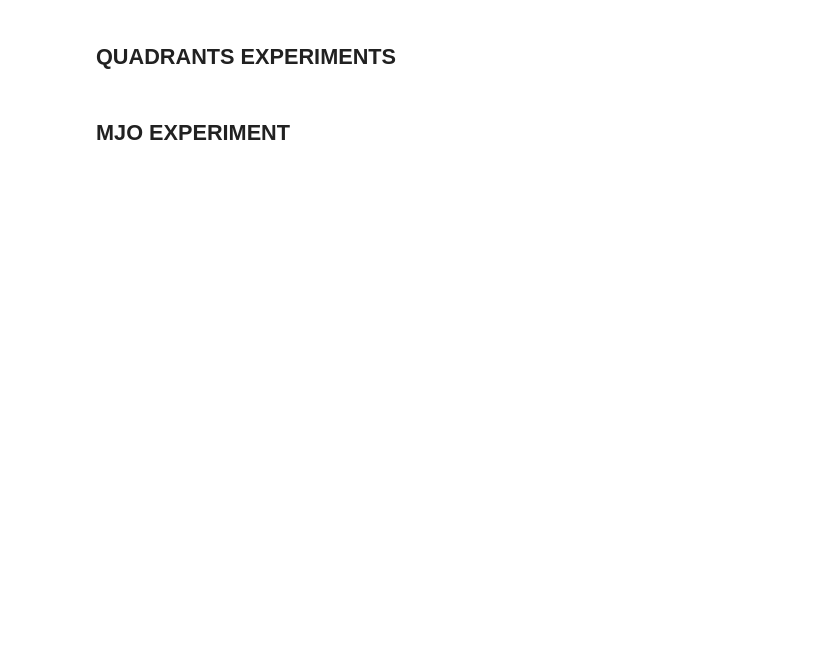
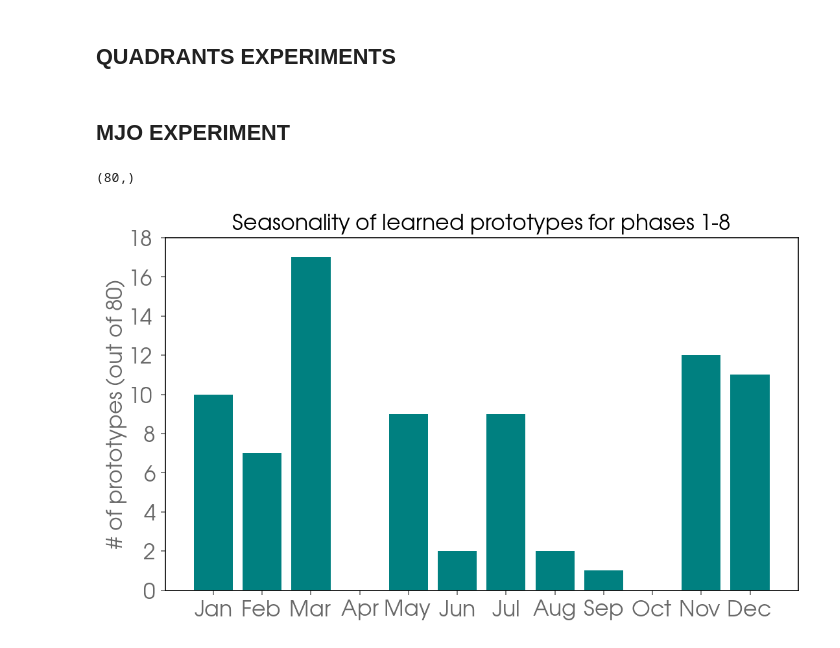
Before and after one commit to eabarnes1010/tlltt, a Jupyter notebook: _vizPrototypes.ipynb, the cells around one changed output. Drawn from its saved outputs; the diff is of its cells as text; code cells hidden in the pictures; blank space fills up the shorter version.

```diff
--- a/_vizPrototypes.ipynb
+++ b/_vizPrototypes.ipynb
@@ -51,7 +56,7 @@ print(f"tensorflow version = {tf.__version__}")
 # %% [markdown]
 ## Define experiment settings and directories
 # %%
-EXP_NAME = 'quadrants'#'mjo'#'quadrants'
+EXP_NAME = 'mjo'#'mjo'#'quadrants'
 
 imp.reload(experiment_settings)
 settings = experiment_settings.get_settings(EXP_NAME)
@@ -535,6 +629,37 @@ if EXP_NAME[:3] == 'mjo':
     plt.savefig((vizualization_dir + EXP_NAME + '_mostFrequentWinningPrototype.png'), bbox_inches='tight', dpi=dpiFig)
 #     plt.savefig((vizualization_dir + EXP_NAME + '_secondMostFrequentWinningPrototype.png'), bbox_inches='tight', dpi=dpiFig)
     plt.show()
+# %%
+np.shape(prototype_sample[10:])
+# %% [output]
+(80,)
+# %%
+# Prototypes by month of the year
+imp.reload(plots)
+if EXP_NAME[:3] == 'mjo':
+    FS = 16
+
+    fig, axs = plt.subplots(1,
+                        1,
+                        figsize=(21/2.5,12/2.5)
+                       )
+    prototype_months = time_train.dt.month.values[prototype_sample[10:]]
+    plt.hist(prototype_months,
+             bins=np.arange(.5,13.5,1.),
+             density=False,
+             rwidth=.8,
+             color='teal',
+            )
+
+    plt.xticks(np.arange(1,13,1),('Jan', 'Feb', 'Mar','Apr', 'May', 'Jun', 'Jul', 'Aug', 'Sep', 'Oct', 'Nov', 'Dec'), fontsize=FS)
+    plt.ylabel('\# of prototypes (out of 80)', fontsize=FS)
+    plt.title('Seasonality of learned prototypes for phases 1-8', fontsize=FS)
+    plt.yticks(np.arange(0,20,2),np.around(np.arange(0,20,2),2), fontsize=FS)
+
+    plt.savefig((vizualization_dir + EXP_NAME + '_seasonality_learned_prototypes_activeOnly.png'), bbox_inches='tight', dpi=dpiFig)
+    plt.show()
+# %% [output]
+[figure, added]
 # %%
 # Prototypes by month of the year
 imp.reload(plots)
```
Also changed, not shown: parts of 15 cells of this notebook, 5 other files.
